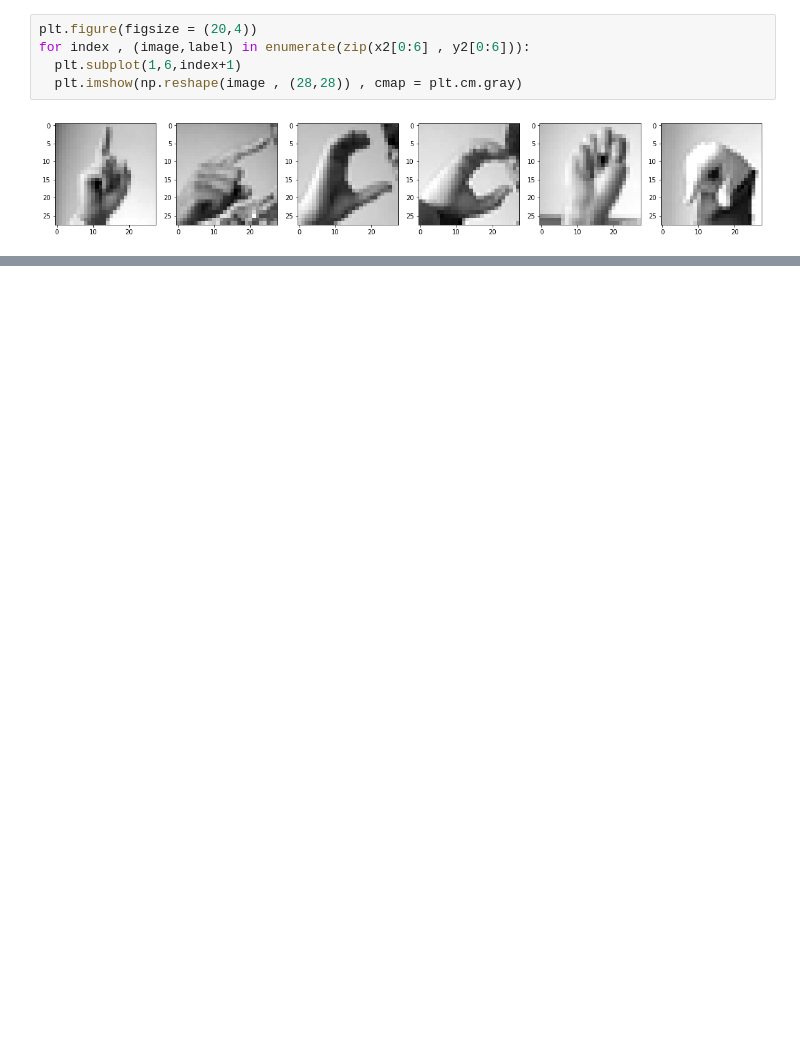
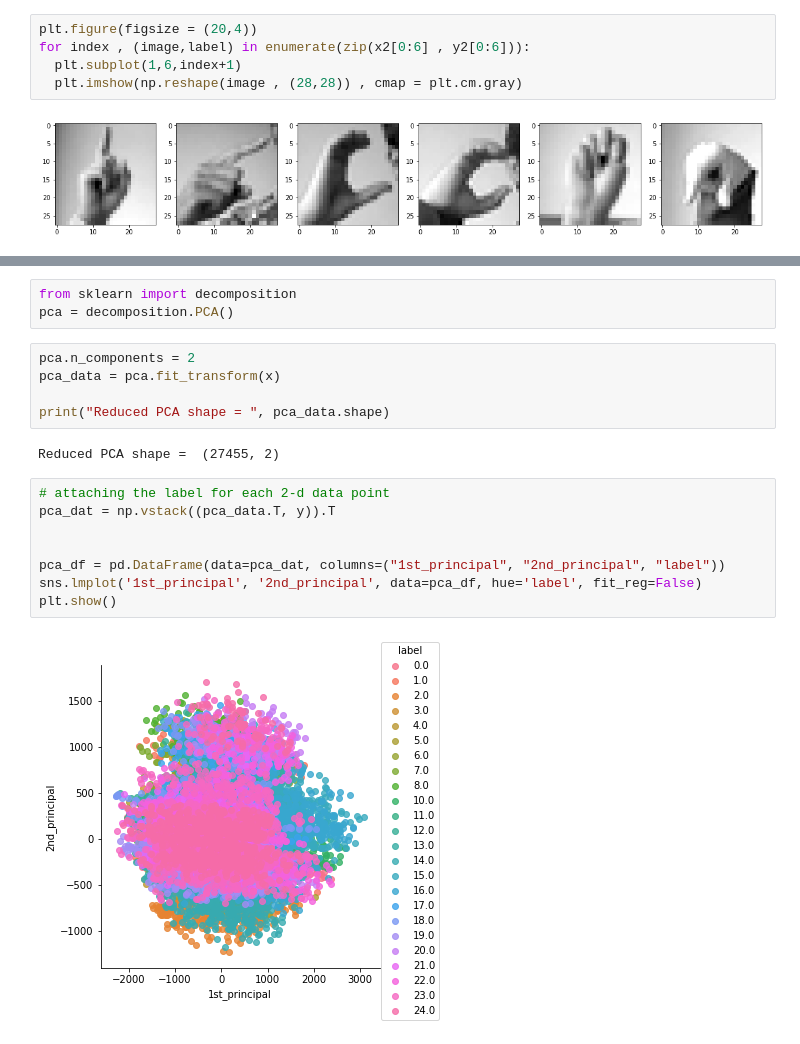
Before and after one commit to samyak1903/Hand-Signs-Dataset, a Jupyter notebook: HandSignsData.ipynb, the cells around one changed output, grey strips where cells are left out. Saved outputs shown, nothing was run; the diff lists cells and outputs as text; blank space fills up the shorter version.

```diff
--- a/HandSignsData.ipynb
+++ b/HandSignsData.ipynb
@@ -120,0 +164,20 @@ plt.imshow(sample,cmap=plt.cm.gray)
+# %%
+from sklearn import decomposition
+pca = decomposition.PCA()
+# %%
+pca.n_components = 2
+pca_data = pca.fit_transform(x)
+
+print("Reduced PCA shape = ", pca_data.shape)
+# %% [output]
+Reduced PCA shape =  (27455, 2)
+# %%
+# attaching the label for each 2-d data point
+pca_dat = np.vstack((pca_data.T, y)).T
+
+
+pca_df = pd.DataFrame(data=pca_dat, columns=("1st_principal", "2nd_principal", "label"))
+sns.lmplot('1st_principal', '2nd_principal', data=pca_df, hue='label', fit_reg=False)
+plt.show()
+# %% [output]
+[figure, added]
```
Also changed, not shown: parts of 67 cells of this notebook.
